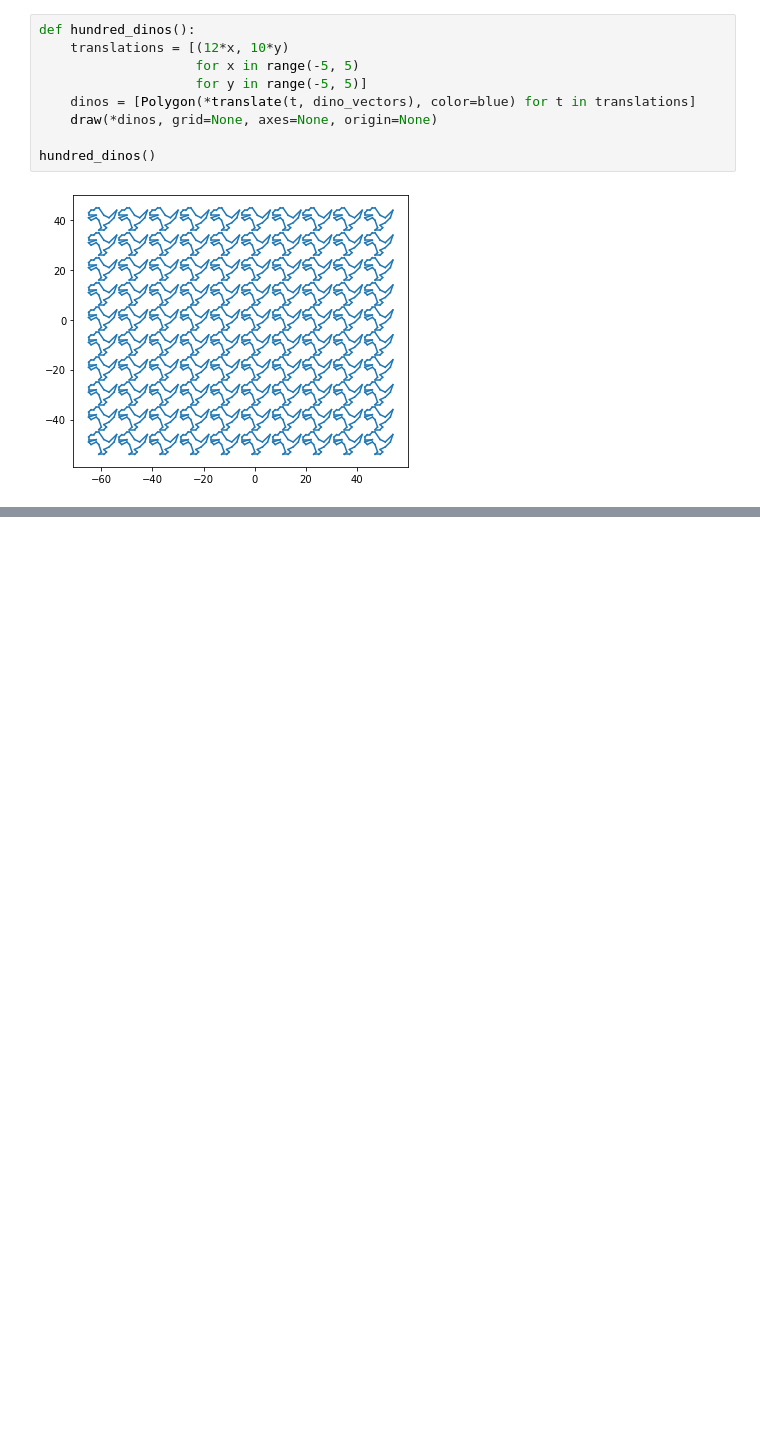
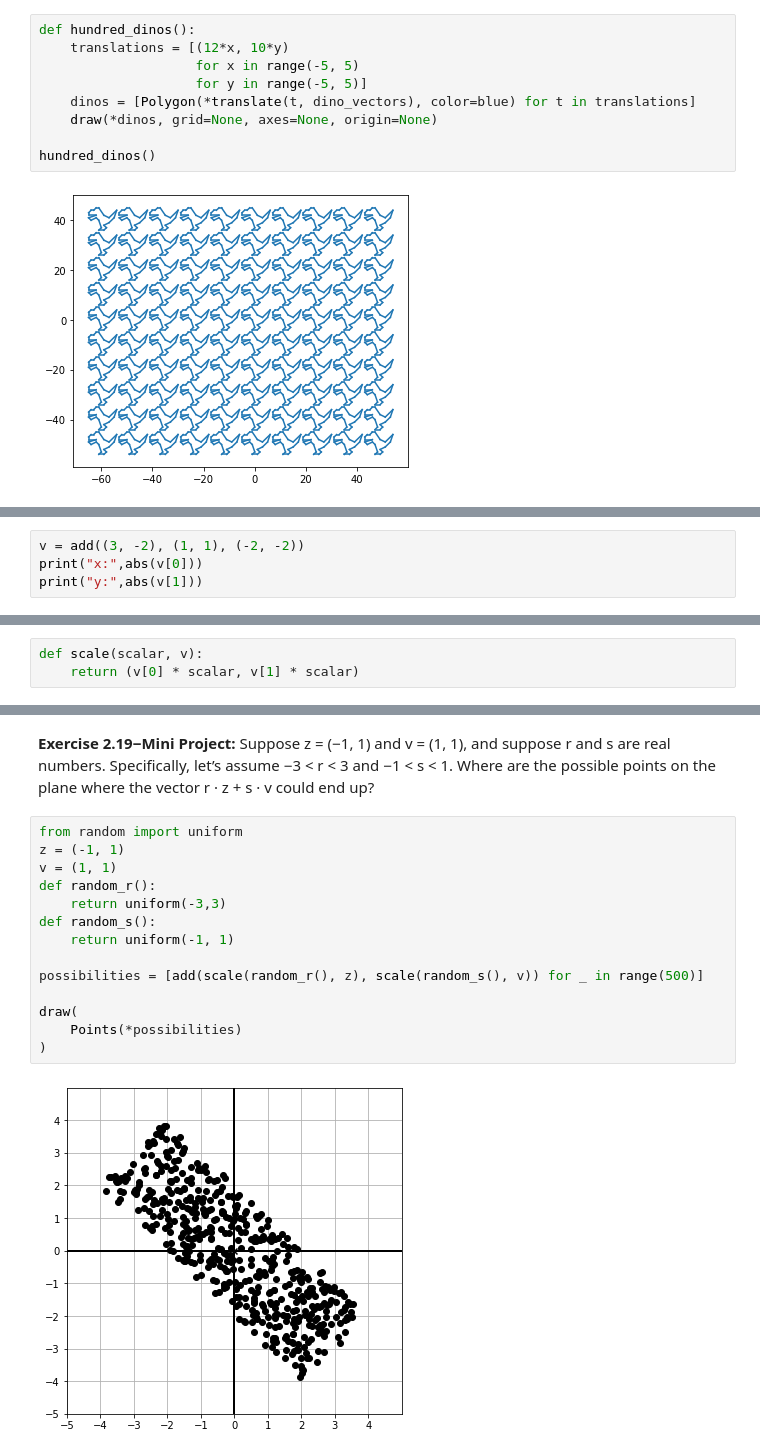
Before and after one commit to CarlosBueloni/Math-for-Programmers, a Jupyter notebook: Chapter 02/Chapter02.ipynb, the cells around one changed output, grey strips where cells are left out. Drawn from its saved outputs; the diff is of its cells as text; blank space fills up the shorter version.

```diff
--- a/Chapter 02/Chapter02.ipynb
+++ b/Chapter 02/Chapter02.ipynb
@@ -121,0 +124,4 @@ hundred_dinos()
+# %%
+v = add((3, -2), (1, 1), (-2, -2))
+print("x:",abs(v[0]))
+print("y:",abs(v[1]))
@@ -121,0 +177,3 @@ hundred_dinos()
+# %%
+def scale(scalar, v):
+    return (v[0] * scalar, v[1] * scalar)
@@ -121,0 +194,18 @@ hundred_dinos()
+# %% [markdown]
+**Exercise 2.19−Mini Project:** Suppose z = (−1, 1) and v = (1, 1), and suppose r and s are real numbers. Specifically, let’s assume −3 < r < 3 and −1 < s < 1. Where are the possible points on the plane where the vector r · z + s · v could end up?
+# %%
+from random import uniform
+z = (-1, 1)
+v = (1, 1)
+def random_r():
+    return uniform(-3,3)
+def random_s():
+    return uniform(-1, 1)
+
+possibilities = [add(scale(random_r(), z), scale(random_s(), v)) for _ in range(500)]
+
+draw(
+    Points(*possibilities)
+)
+# %% [output]
+[figure, added]
```
Also changed, not shown: parts of 21 cells of this notebook.
